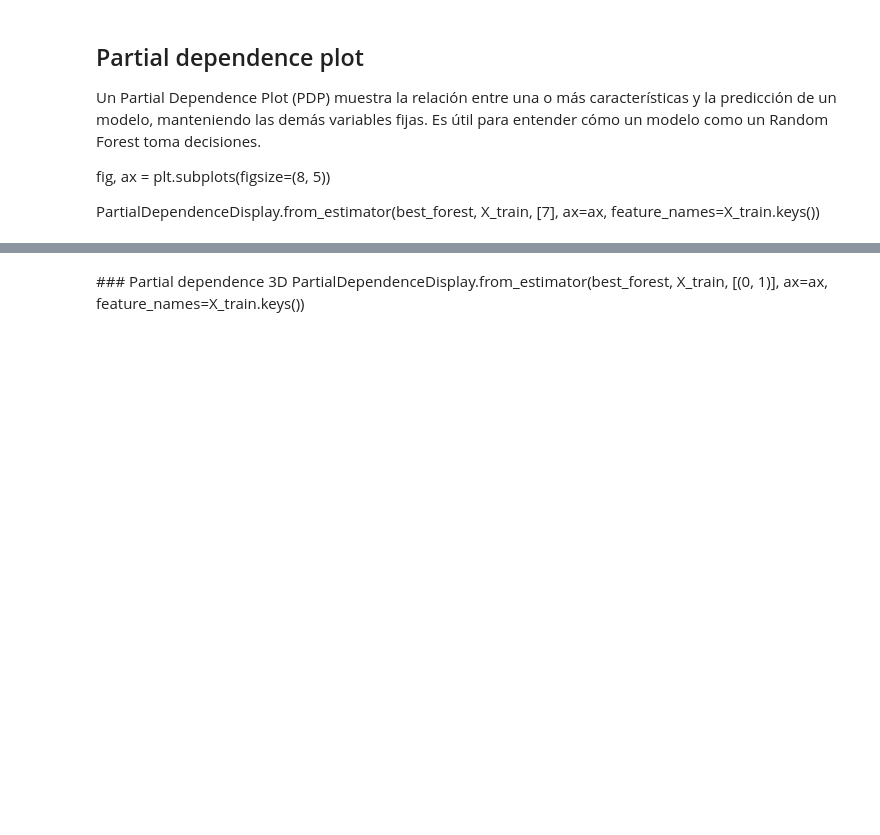
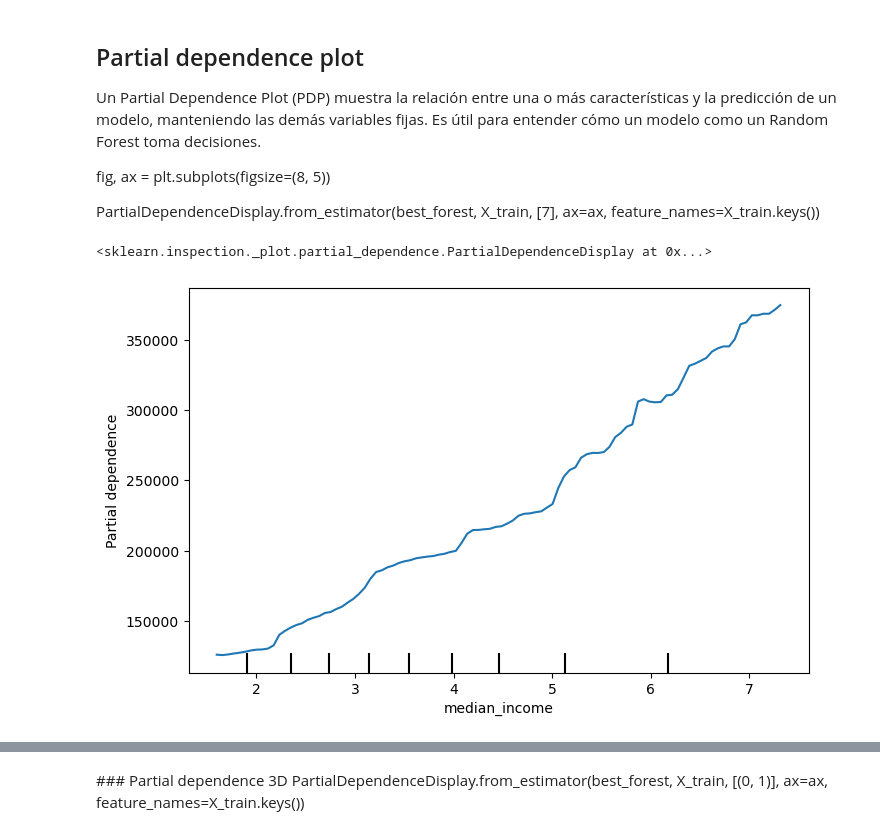
Before and after one commit to zayo1511/LabAprEst, a Jupyter notebook: Parcial3/random_forest_sin_resolver.ipynb, the cells around one changed output, grey strips where cells are left out. Cells and saved outputs as stored; diff of their text form; code cells hidden in the pictures; blank space fills up the shorter version.

```diff
--- a/Parcial3/random_forest_sin_resolver.ipynb
+++ b/Parcial3/random_forest_sin_resolver.ipynb
@@ -222,3 +222,10 @@ fig, ax = plt.subplots(figsize=(8, 5))
 PartialDependenceDisplay.from_estimator(best_forest, X_train, [7], ax=ax, feature_names=X_train.keys())
 # %%
 from sklearn.inspection import partial_dependence, PartialDependenceDisplay
+# %%
+fig, ax = plt.subplots(figsize=(8, 5))
+
+PartialDependenceDisplay.from_estimator(best_model, X_train, [7], ax=ax, feature_names=X_train.keys())
+# %% [output]
+<sklearn.inspection._plot.partial_dependence.PartialDependenceDisplay at 0x...>
+[figure, added]
```
Also changed, not shown: parts of 2 cells of this notebook.
